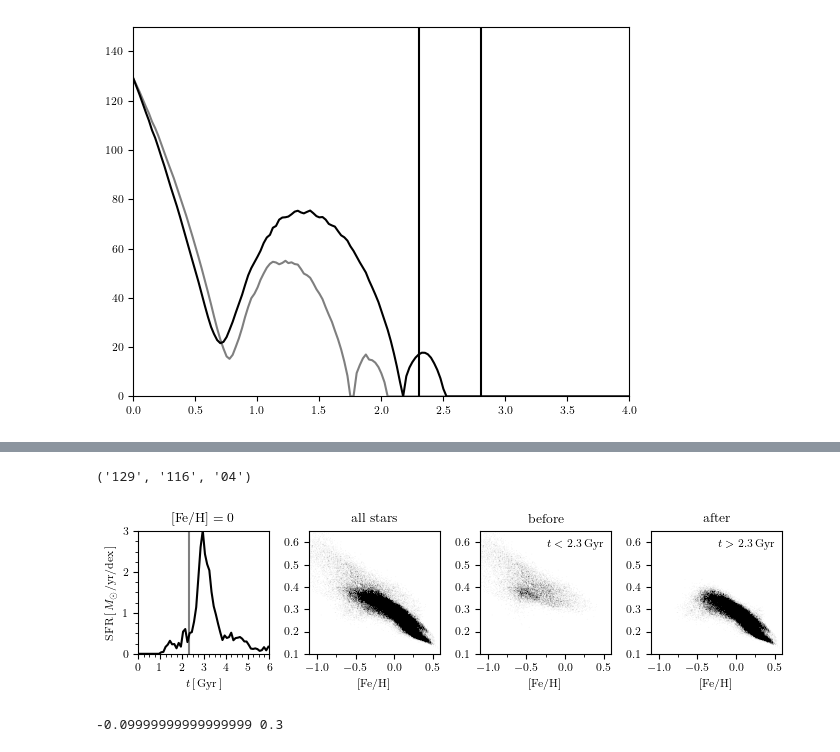
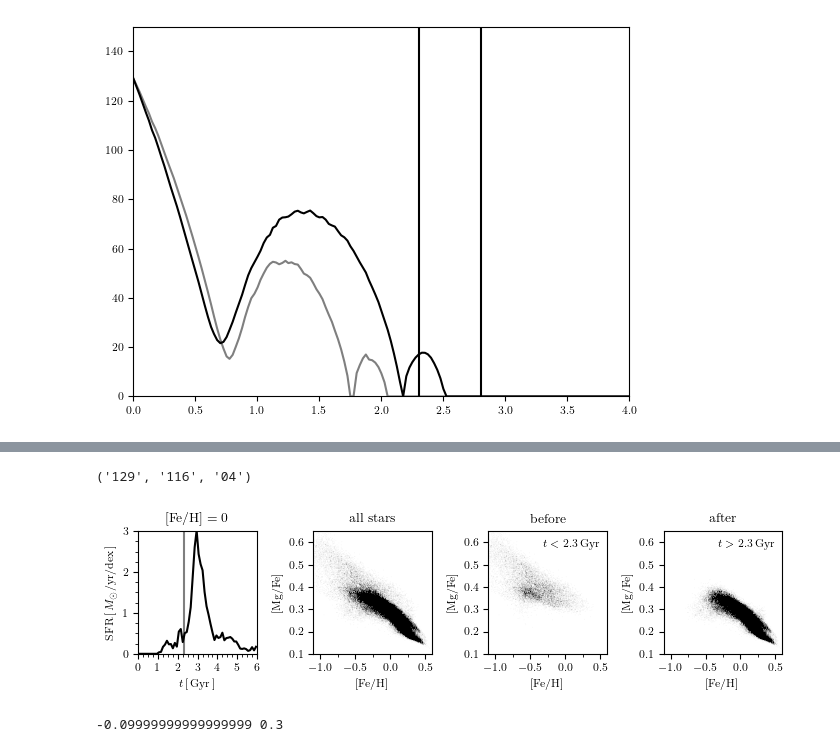
Before and after one commit to gusbeane/GSEgas, a Jupyter notebook: plots/before_after/before_after.ipynb, the cells around one changed output, grey strips where cells are left out. Saved outputs shown, nothing was run; the diff lists cells and outputs as text; code cells hidden in the pictures.

```diff
--- a/plots/before_after/before_after.ipynb
+++ b/plots/before_after/before_after.ipynb
@@ -193,7 +193,7 @@ for ax,tbound in zip(axs[1:], tbounds):
     # ax.contour(grid_FeH, grid_MgFe, H.T)
 
     ax.set(xlim=logFeH_lim, ylim=logMgFe_lim)
-    ax.set(xlabel=r'$[\textrm{Fe}/\textrm{H}]$')
+    ax.set(xlabel=r'$[\textrm{Fe}/\textrm{H}]$', ylabel=r'$[\textrm{Mg}/\textrm{Fe}]$')
     ax.set(aspect='auto')
 
     m = -0.15/1.5
@@ -282,36 +282,36 @@ for ax,tbound in zip(axs[1:], tbounds):
     # ax.contour(grid_FeH, grid_MgFe, H.T)
 
     ax.set(xlim=logFeH_lim, ylim=logMgFe_lim)
-    ax.set(xlabel=r'$[\textrm{Fe}/\textrm{H}]$')
+    ax.set(xlabel=r'$[\textrm{Fe}/\textrm{H}]$', ylabel=r'$[\textrm{Mg}/\textrm{Fe}]$')
     ax.set(aspect='auto')
 
     m = -0.15/1.5
     b = 0.3
     xlist = np.linspace(-3, 3, 1000)
     ylist = m*xlist + b
     # ax.plot(xlist, ylist, c='k', ls='dashed', lw=0.5)
 
 
 axs[0].set_title(r'$[\textrm{Fe}/\textrm{H}]=0$')
 axs[1].set_title(r'$\textrm{all stars}$')
 axs[2].set_title(r'$\textrm{before}$')
 axs[3].set_title(r'$\textrm{after}$')
 
 axs[2].text(0.5, 0.575, r'$t<2.3\,\textrm{Gyr}$', ha='right')
 axs[3].text(0.5, 0.575, r'$t>2.3\,\textrm{Gyr}$', ha='right')
 
 for ax in axs[1:]:
     ax.set(xticks=np.arange(-1, 0.5+0.5, 0.5),
            yticks=np.arange(0.1, 0.6+0.1, 0.1))
     ax.set_xticks(np.arange(-1, 0.5+0.25, 0.25), minor=True)
 
 fig.tight_layout()
 fig.savefig('before_after_uni.pdf')
 
 plt.show()
 # %% [output]
 ('129', '116', '04')
-[figure, old version]
+[figure, new version]
 # %%
 # fig, ax = plt.subplots(1, 1, figsize=(columnwidth, 0.6*columnwidth))
 
```
Also changed, not shown: parts of 1 cell of this notebook, 2 other files.
